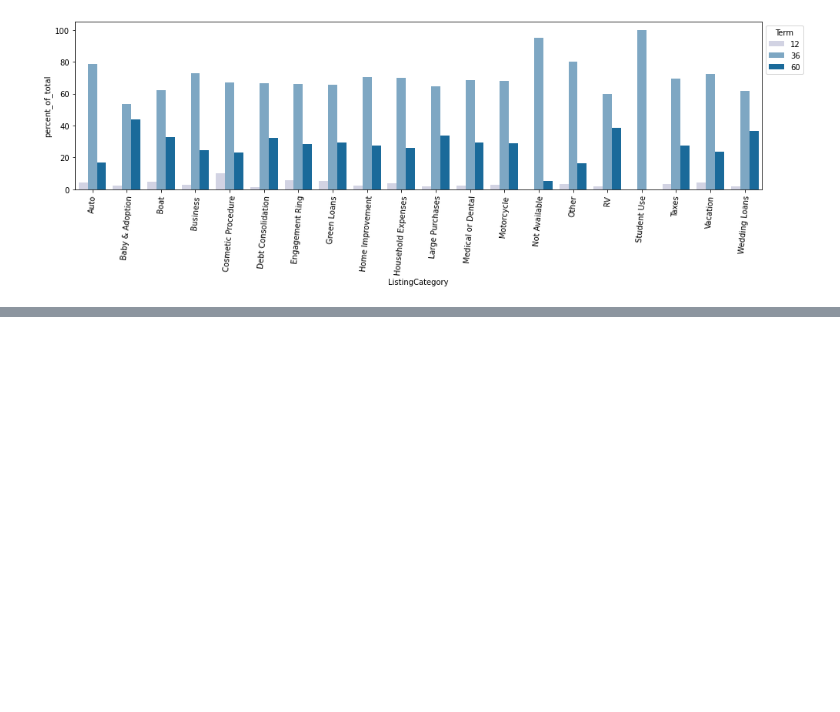
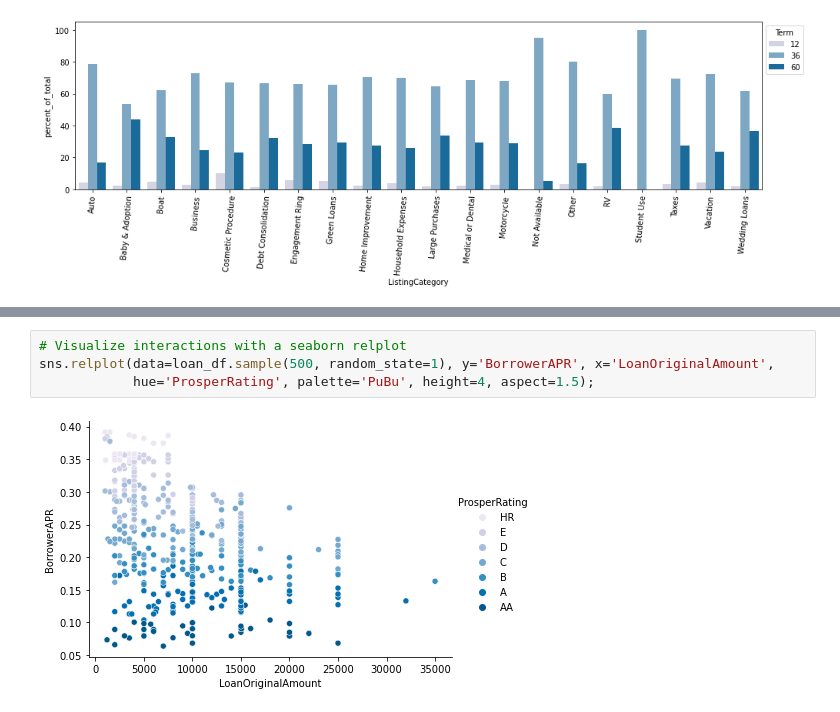
Before and after one commit to Lippins/Prosper-Loan-Data, a Jupyter notebook: exploration.ipynb, the cells around one changed output, grey strips where cells are left out. Drawn from its saved outputs; the diff is of its cells as text; blank space fills up the shorter version.

Commit message:
Multivariate: Explore APR, loan amount and rating

```diff
--- a/exploration.ipynb
+++ b/exploration.ipynb
@@ -861,0 +874,6 @@ plt.xticks(rotation= 85);
+# %%
+# Visualize interactions with a seaborn relplot
+sns.relplot(data=loan_df.sample(500, random_state=1), y='BorrowerAPR', x='LoanOriginalAmount',
+            hue='ProsperRating', palette='PuBu', height=4, aspect=1.5);
+# %% [output]
+[figure, added]
```
Also changed, not shown: parts of 6 cells of this notebook.
